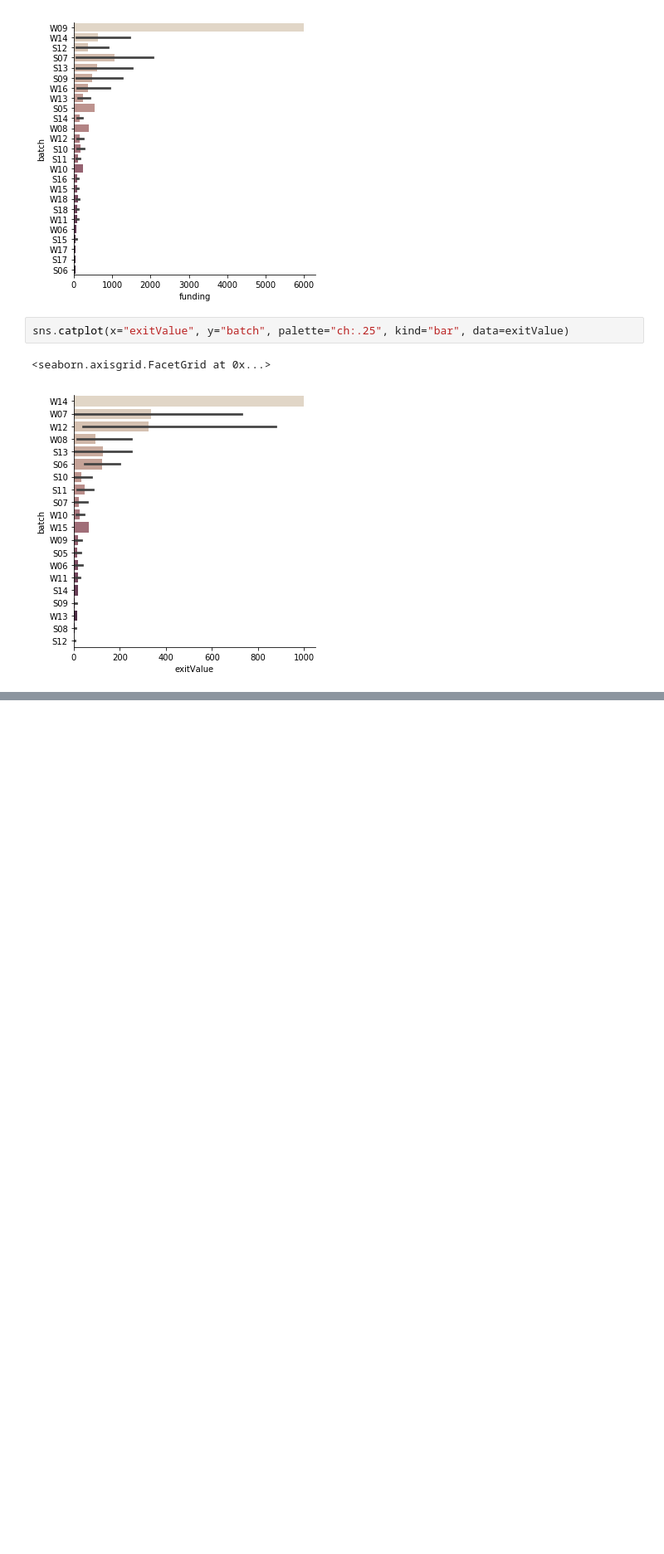
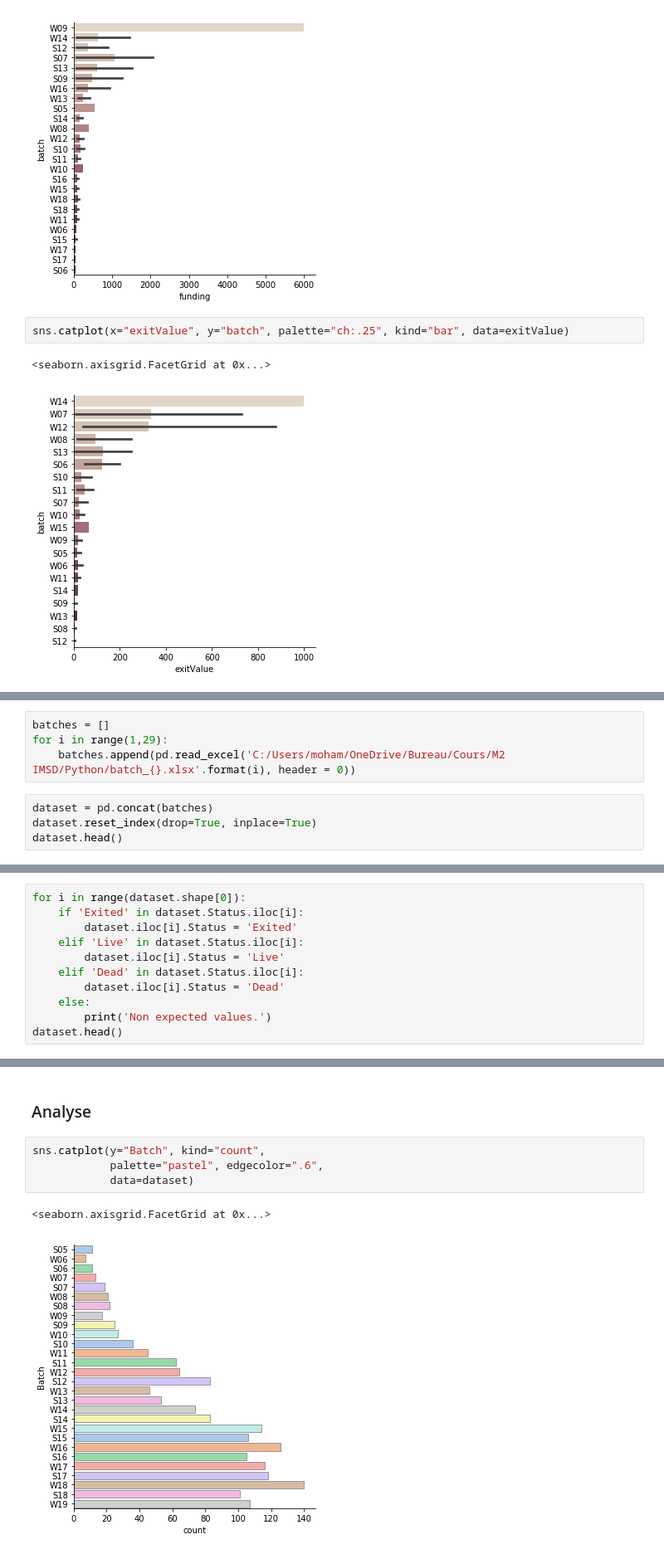
Before and after one commit to audacesk/project_python_imsd, a Jupyter notebook: Code_mohamed_2.0.ipynb, the cells around one changed output, grey strips where cells are left out. Shown: that part at 83% size. Drawn from its saved outputs; the diff is of its cells as text; blank space fills up the shorter version.

```diff
--- a/Code_mohamed_2.0.ipynb
+++ b/Code_mohamed_2.0.ipynb
@@ -328,0 +336,8 @@ sns.catplot(x="exitValue", y="batch", palette="ch:.25", kind="bar", data=exitVal
+# %%
+batches = []
+for i in range(1,29):
+    batches.append(pd.read_excel('C:/Users/moham/OneDrive/Bureau/Cours/M2 IMSD/Python/batch_{}.xlsx'.format(i), header = 0))
+# %%
+dataset = pd.concat(batches)
+dataset.reset_index(drop=True, inplace=True)
+dataset.head()
@@ -328,0 +351,11 @@ sns.catplot(x="exitValue", y="batch", palette="ch:.25", kind="bar", data=exitVal
+# %%
+for i in range(dataset.shape[0]):
+    if 'Exited' in dataset.Status.iloc[i]:
+        dataset.iloc[i].Status = 'Exited'
+    elif 'Live' in dataset.Status.iloc[i]:
+        dataset.iloc[i].Status = 'Live'
+    elif 'Dead' in dataset.Status.iloc[i]:
+        dataset.iloc[i].Status = 'Dead'
+    else:
+        print('Non expected values.')
+dataset.head()
@@ -328,0 +369,9 @@ sns.catplot(x="exitValue", y="batch", palette="ch:.25", kind="bar", data=exitVal
+# %% [markdown]
+### Analyse
+# %%
+sns.catplot(y="Batch", kind="count",
+            palette="pastel", edgecolor=".6",
+            data=dataset)
+# %% [output]
+<seaborn.axisgrid.FacetGrid at 0x...>
+[figure, added]
```
Also changed, not shown: parts of 14 cells of this notebook.
